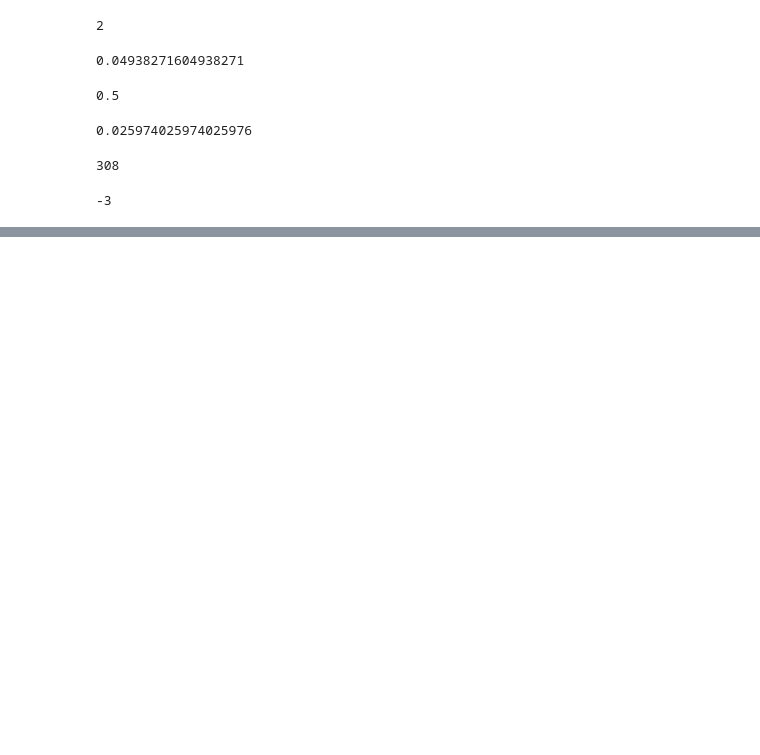
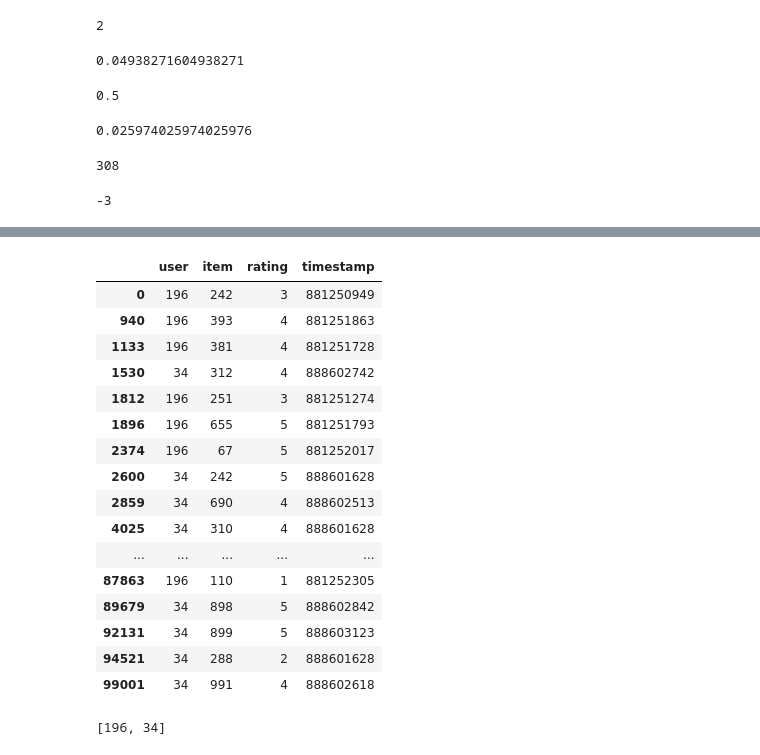
Before and after one commit to caiotda/link-prediction-for-recommender-systems, a Jupyter notebook: projeto_final.ipynb, the cells around one changed output, grey strips where cells are left out. Cells and saved outputs as stored; diff of their text form; code cells hidden in the pictures; blank space fills up the shorter version.

```diff
--- a/projeto_final.ipynb
+++ b/projeto_final.ipynb
@@ -361,0 +433,26 @@ neg_shortest_path(G, 10, 50)
+# %%
+bla = df[df["user"].isin([196, 34])]
+# %%
+bla
+# %% [output]
+|  | user | item | rating | timestamp |
+| 0 | 196 | 242 | 3 | 881250949 |
+| 940 | 196 | 393 | 4 | 881251863 |
+| 1133 | 196 | 381 | 4 | 881251728 |
+| 1530 | 34 | 312 | 4 | 888602742 |
+| 1812 | 196 | 251 | 3 | 881251274 |
+| 1896 | 196 | 655 | 5 | 881251793 |
+| 2374 | 196 | 67 | 5 | 881252017 |
+| 2600 | 34 | 242 | 5 | 888601628 |
+| 2859 | 34 | 690 | 4 | 888602513 |
+| 4025 | 34 | 310 | 4 | 888601628 |
+| ... | ... | ... | ... | ... |
+| 87863 | 196 | 110 | 1 | 881252305 |
+| 89679 | 34 | 898 | 5 | 888602842 |
+| 92131 | 34 | 899 | 5 | 888603123 |
+| 94521 | 34 | 288 | 2 | 888601628 |
+| 99001 | 34 | 991 | 4 | 888602618 |
+# %%
+bla[(bla["item"] == 67) | (bla["item"] == 690)].user.unique().tolist()
+# %% [output]
+[196, 34]
```
Also changed, not shown: parts of 14 cells of this notebook.
